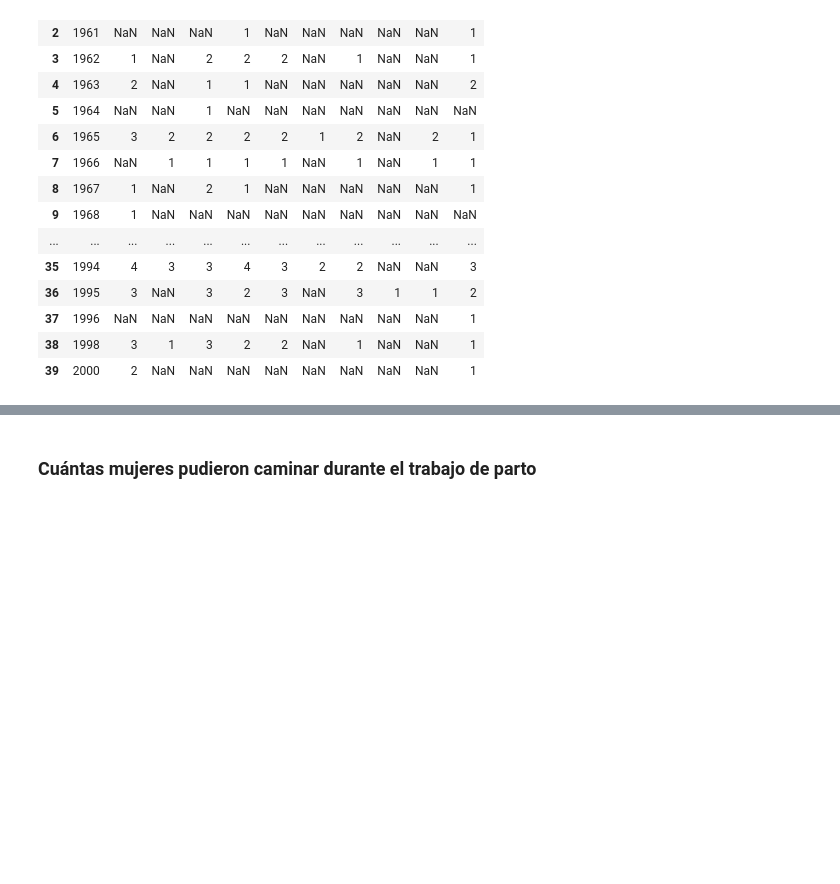
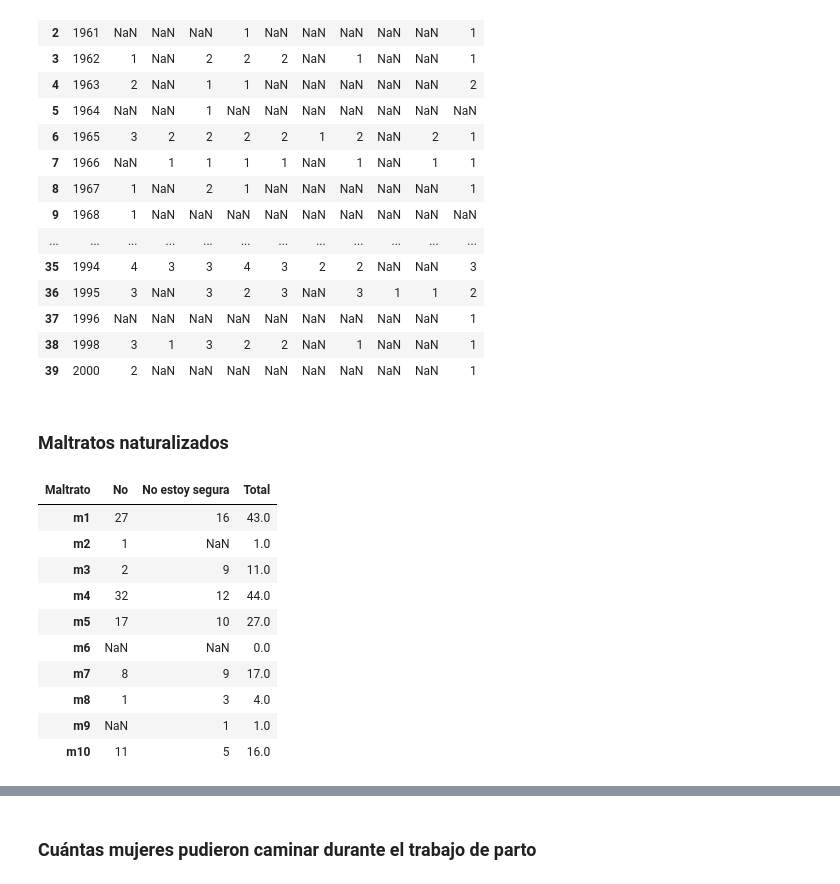
Before and after one commit to DataCritica/violencia-obstetrica-cuba, a Jupyter notebook: dataviz.ipynb, the cells around one changed output, grey strips where cells are left out. Cells and saved outputs as stored; diff of their text form; code cells hidden in the pictures; blank space fills up the shorter version.

```diff
--- a/dataviz.ipynb
+++ b/dataviz.ipynb
@@ -289,0 +290,73 @@ fig.write_html('dataviz/maltratos_año.html')
+# %% [markdown]
+### Maltratos naturalizados
+# %%
+"""
+Function to read 'xlsx'
+files as dataframes
+"""
+def read_dataframes(*args, **kwargs):
+    files = list(args)
+    for i in range(len(files)):
+        files[i] = pd.read_excel(r'data/maltratos_naturalizados.xlsx', index_col=None, sheet_name=f'm{i+1}')
+    return files
+
+dfs = read_dataframes(1, 2, 3, 4, 5, 6, 7, 8, 9, 10)
+m1, m2, m3, m4, m5, m6, m7, m8, m9, m10 = dfs[0], dfs[1], dfs[2], dfs[3], dfs[4], dfs[5], dfs[6], dfs[7], dfs[8], dfs[9]
+
+
+
+"""
+Function to rename columns,
+remove the first row and
+reset the dataframe index
+"""
+def clean_dataframes(*args, **kwargs):
+    dfs = list(args)
+    for i in range(len(dfs)):
+        dfs[i] = dfs[i].set_axis(['Maltrato', f'm{i+1}'], axis=1, inplace=False).drop(m1.index[0]).reset_index(drop=True)
+    return dfs
+
+dfs = clean_dataframes(m1, m2, m3, m4, m5, m6, m7, m8, m9, m10)
+m1, m2, m3, m4, m5, m6, m7, m8, m9, m10 = dfs[0], dfs[1], dfs[2], dfs[3], dfs[4], dfs[5], dfs[6], dfs[7], dfs[8], dfs[9]
+
+
+"""
+Function to merge dataframes
+"""
+def merge_dataframes(*args, **kwargs):
+    dfs = list(args)
+    for i in range(len(dfs)):
+        if i <= 1:
+            maltratos = pd.merge(dfs[0], dfs[1], on='Maltrato', how ='outer')
+        else:
+            maltratos = pd.merge(maltratos, dfs[i], on='Maltrato', how ='outer')
+    return maltratos
+
+maltratos = merge_dataframes(m1, m2, m3, m4, m5, m6, m7, m8, m9, m10)
+
+
+def dataframe_large(df):
+    # Transpose dataframe
+    df_large = df.T
+    # Set dataframe column names
+    df_large.columns = df_large.iloc[0]
+    # Remove first row
+    df_large = df_large.iloc[1: , :]
+    # Create 'Total' column with the sum of rows values
+    df_large['Total'] = df_large.sum(axis=1)
+    return df_large
+
+df = dataframe_large(maltratos)
+df
+# %% [output]
+| Maltrato | No | No estoy segura | Total |
+| m1 | 27 | 16 | 43.0 |
+| m2 | 1 | NaN | 1.0 |
+| m3 | 2 | 9 | 11.0 |
+| m4 | 32 | 12 | 44.0 |
+| m5 | 17 | 10 | 27.0 |
+| m6 | NaN | NaN | 0.0 |
+| m7 | 8 | 9 | 17.0 |
+| m8 | 1 | 3 | 4.0 |
+| m9 | NaN | 1 | 1.0 |
+| m10 | 11 | 5 | 16.0 |
```
Also changed, not shown: parts of 5 cells of this notebook, 1 other file.
